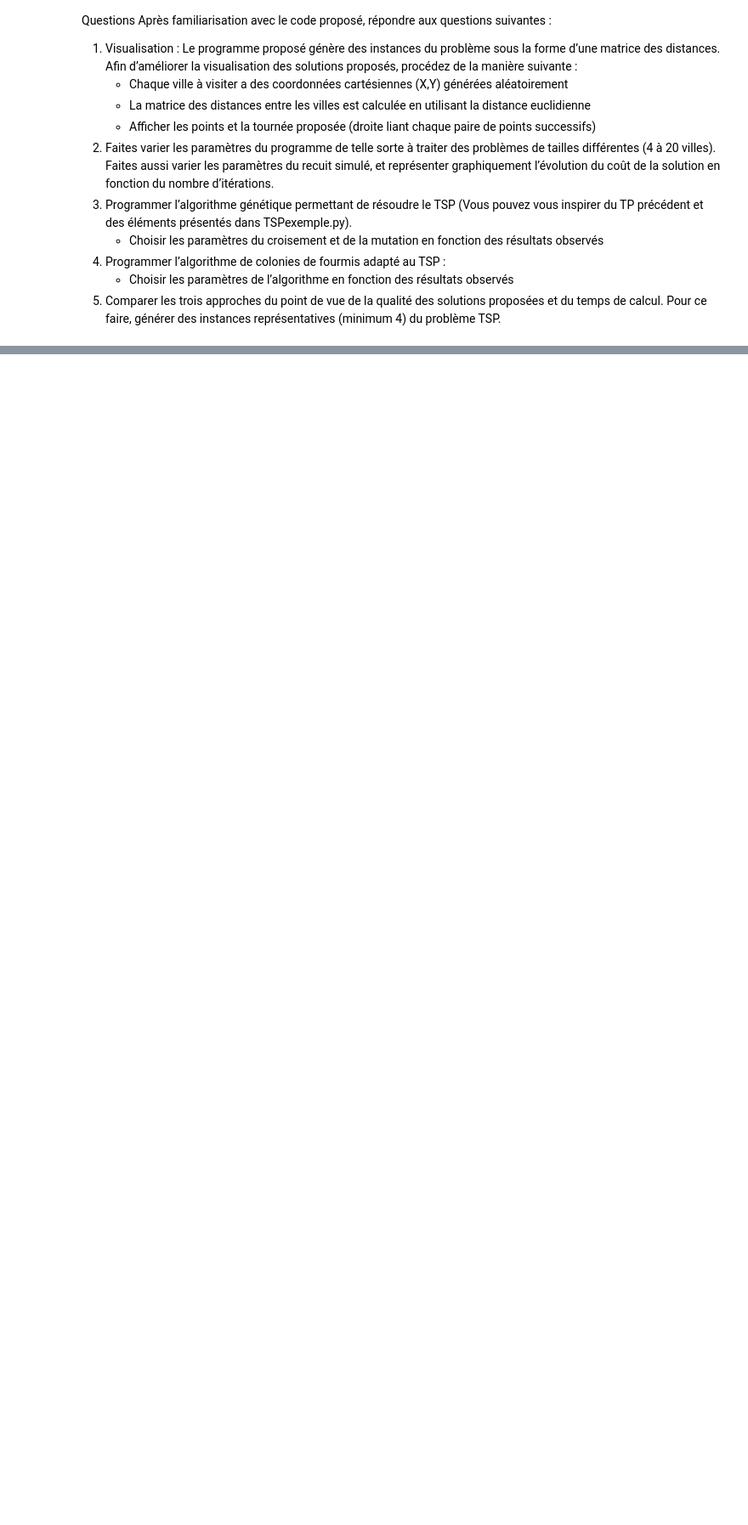
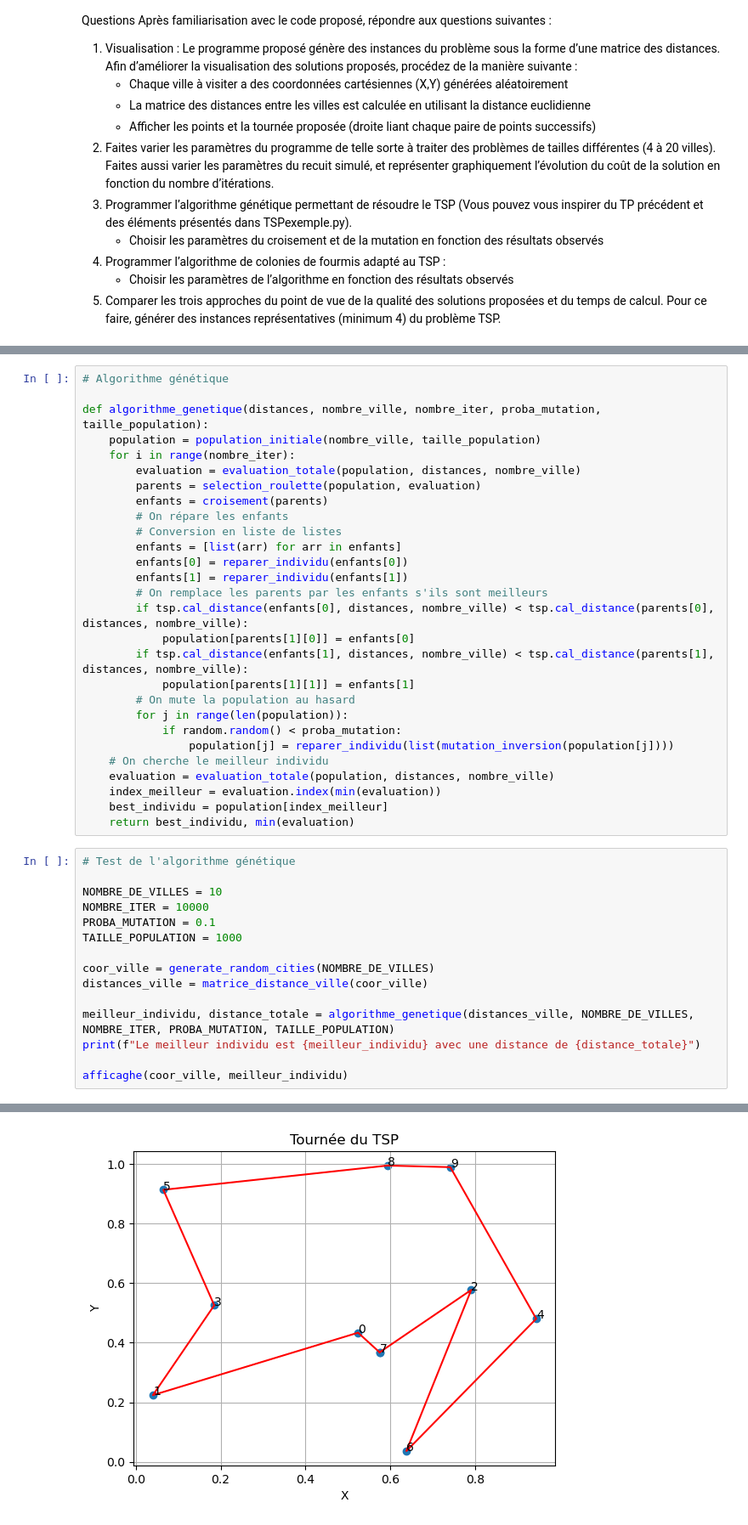
Before and after one commit to thibault-chausson/AI52-TP, a Jupyter notebook: TP3/TP3.ipynb, the cells around one changed output, grey strips where cells are left out. Shown: that part at 85% size. Cells and saved outputs as stored; diff of their text form; blank space fills up the shorter version.

```diff
--- a/TP3/TP3.ipynb
+++ b/TP3/TP3.ipynb
@@ -25,0 +243,44 @@ problème TSP.
+# %%
+# Algorithme génétique
+
+def algorithme_genetique(distances, nombre_ville, nombre_iter, proba_mutation, taille_population):
+    population = population_initiale(nombre_ville, taille_population)
+    for i in range(nombre_iter):
+        evaluation = evaluation_totale(population, distances, nombre_ville)
+        parents = selection_roulette(population, evaluation)
+        enfants = croisement(parents)
+        # On répare les enfants
+        # Conversion en liste de listes
+        enfants = [list(arr) for arr in enfants]
+        enfants[0] = reparer_individu(enfants[0])
+        enfants[1] = reparer_individu(enfants[1])
+        # On remplace les parents par les enfants s'ils sont meilleurs
+        if tsp.cal_distance(enfants[0], distances, nombre_ville) < tsp.cal_distance(parents[0], distances, nombre_ville):
+            population[parents[1][0]] = enfants[0]
+        if tsp.cal_distance(enfants[1], distances, nombre_ville) < tsp.cal_distance(parents[1], distances, nombre_ville):
+            population[parents[1][1]] = enfants[1]
+        # On mute la population au hasard
+        for j in range(len(population)):
+            if random.random() < proba_mutation:
+                population[j] = reparer_individu(list(mutation_inversion(population[j])))
+    # On cherche le meilleur individu
+    evaluation = evaluation_totale(population, distances, nombre_ville)
+    index_meilleur = evaluation.index(min(evaluation))
+    best_individu = population[index_meilleur]
+    return best_individu, min(evaluation)
+# %%
+# Test de l'algorithme génétique
+
+NOMBRE_DE_VILLES = 10
+NOMBRE_ITER = 10000
+PROBA_MUTATION = 0.1
+TAILLE_POPULATION = 1000
+
+coor_ville = generate_random_cities(NOMBRE_DE_VILLES)
+distances_ville = matrice_distance_ville(coor_ville)
+
+meilleur_individu, distance_totale = algorithme_genetique(distances_ville, NOMBRE_DE_VILLES, NOMBRE_ITER, PROBA_MUTATION, TAILLE_POPULATION)
+print(f"Le meilleur individu est {meilleur_individu} avec une distance de {distance_totale}")
+
+afficaghe(coor_ville, meilleur_individu)
+# %% [output]
@@ -25,0 +288 @@ problème TSP.
+[figure, added]
```
Also changed, not shown: parts of 22 cells of this notebook, 1 other file.
